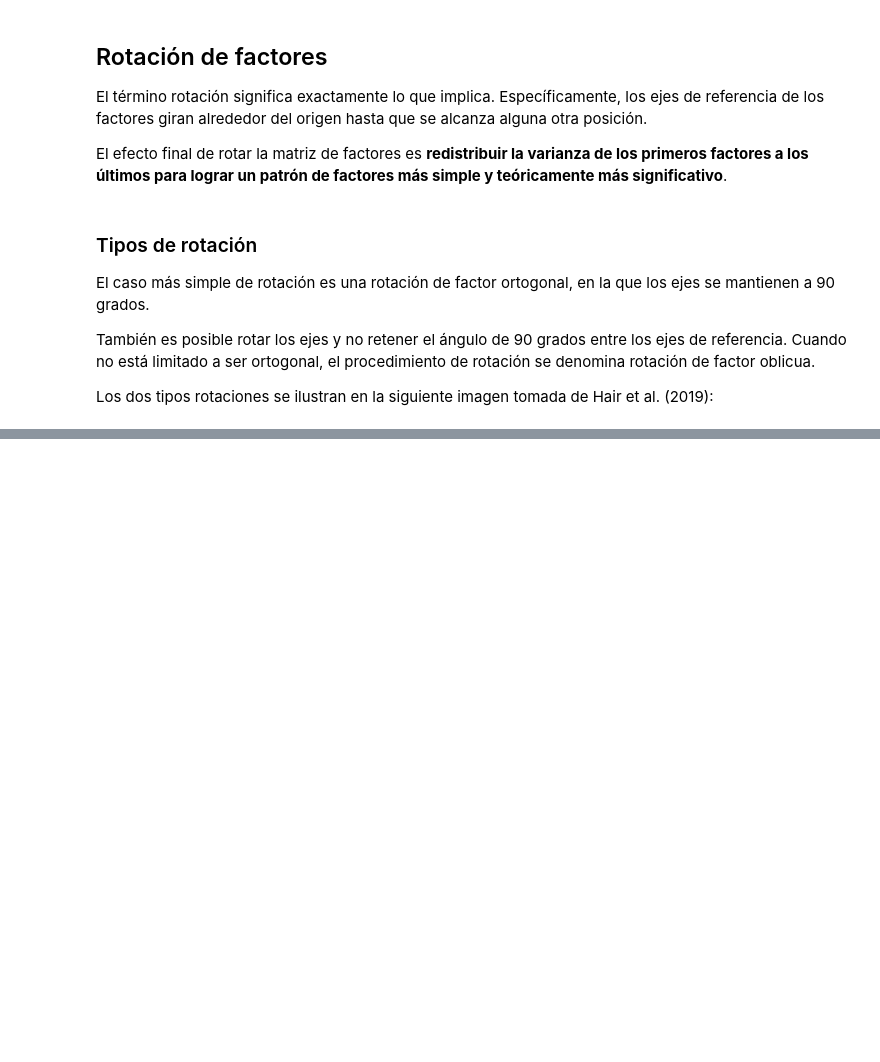
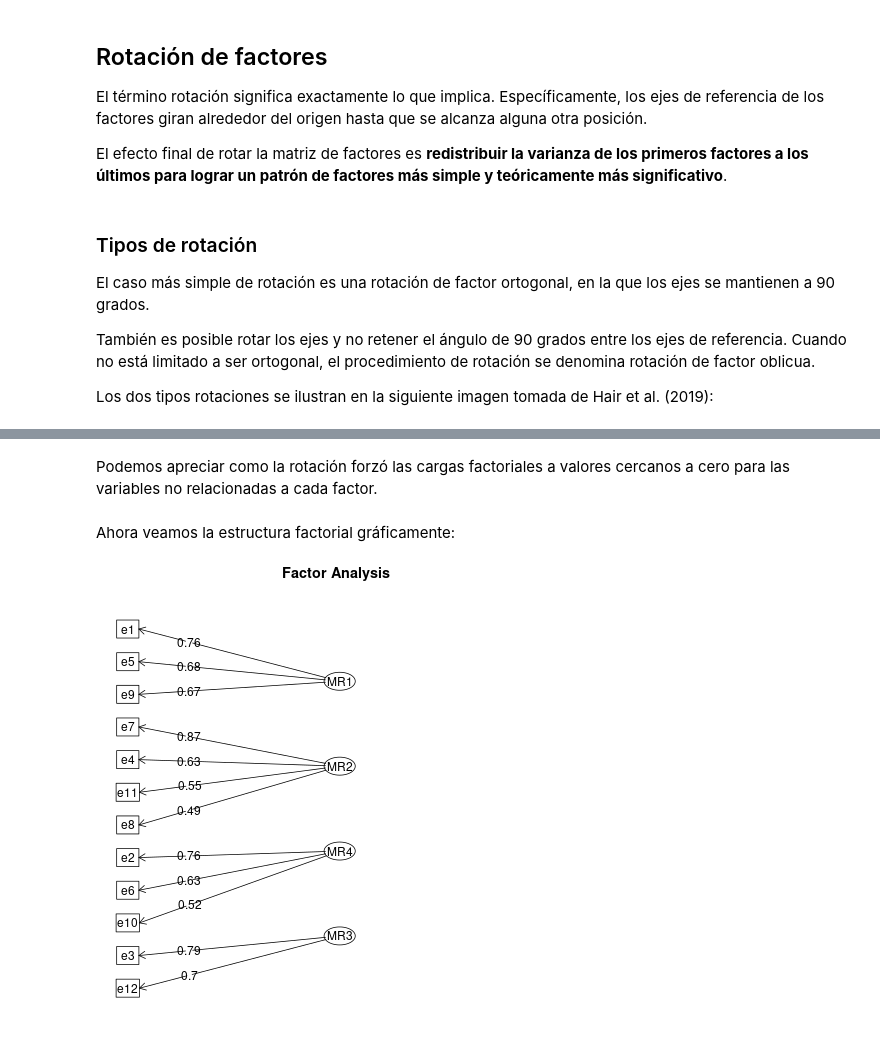
Before and after one commit to renatoparedes/EstadisticaYPsicologiaMatematica, a Jupyter notebook: AFE/AnalisisFactorialExploratorio.ipynb, the cells around one changed output, grey strips where cells are left out. Saved outputs shown, nothing was run; the diff lists cells and outputs as text; code cells hidden in the pictures; blank space fills up the shorter version.

```diff
--- a/AFE/AnalisisFactorialExploratorio.ipynb
+++ b/AFE/AnalisisFactorialExploratorio.ipynb
@@ -280,0 +288,7 @@ El método de análisis paralelo sugiere retener 4 factores.
+# %%
+fa = FactorAnalyzer(n_factors=4,rotation=None)
+fa.fit(scaled_df)
+
+loadings = pd.DataFrame(fa.loadings_, columns=['Factor 1', 'Factor 2', 'Factor 3', 'Factor 4'], index=scaled_df.columns)
+print("Cargas Factoriales:")
+loadings
@@ -304,0 +386,7 @@ https://www.datasklr.com/principal-component-analysis-and-factor-analysis/factor
+# %%
+fa = FactorAnalyzer(n_factors=4,rotation="varimax")
+fa.fit(scaled_df)
+
+loadings = pd.DataFrame(fa.loadings_, columns=['Factor 1', 'Factor 2', 'Factor 3', 'Factor 4'], index=scaled_df.columns)
+print("Cargas Factoriales:")
+loadings
@@ -304,0 +408,13 @@ https://www.datasklr.com/principal-component-analysis-and-factor-analysis/factor
+# %% [markdown]
+Podemos apreciar como la rotación forzó las cargas factoriales a valores cercanos a cero para las variables no relacionadas a cada factor.
+# %% [markdown]
+Ahora veamos la estructura factorial gráficamente:
+# %%
+%%R
+# Extrae los factores
+fit <- fa(dat, nfactors=4,rotate="varimax")
+
+# Genera gráfico de la estructura factorial
+structure <- fa.diagram(fit, digits=2, cut=.3)
+# %% [output]
+[figure, added]
```
Also changed, not shown: parts of 27 cells of this notebook.
